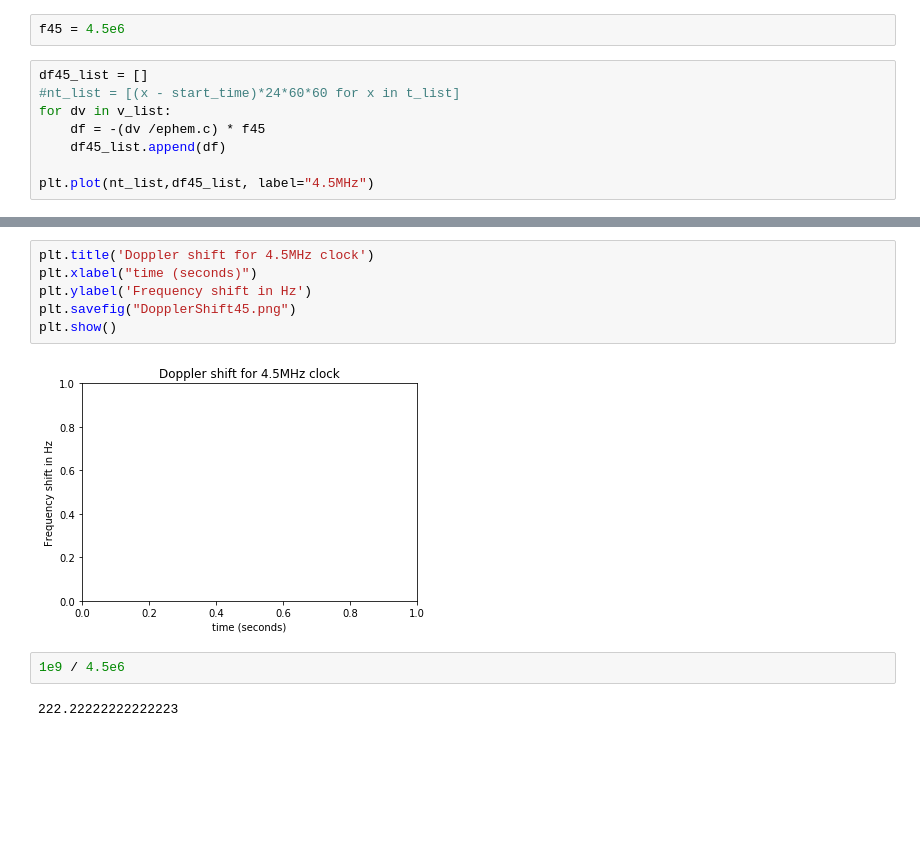
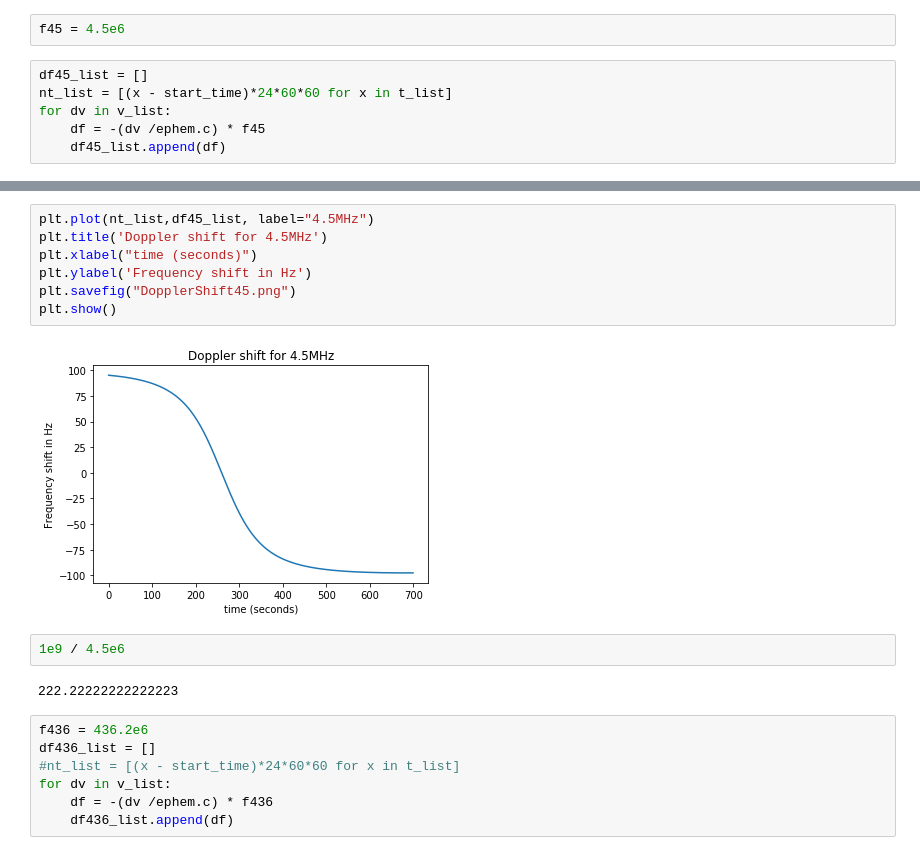
Before and after one commit to tanvirulz/clockSyncLEO, a Jupyter notebook: DopplerShiftLEO.ipynb, the cells around one changed output, grey strips where cells are left out. Cells and saved outputs as stored; diff of their text form; blank space fills up the shorter version.

Commit message:
time tag pursing ability

```diff
--- a/DopplerShiftLEO.ipynb
+++ b/DopplerShiftLEO.ipynb
@@ -174,9 +181,7 @@ plt.show()
 f45 = 4.5e6
 # %%
 df45_list = []
-#nt_list = [(x - start_time)*24*60*60 for x in t_list]
+nt_list = [(x - start_time)*24*60*60 for x in t_list]
 for dv in v_list:
     df = -(dv /ephem.c) * f45
     df45_list.append(df)
-
-plt.plot(nt_list,df45_list, label="4.5MHz")
@@ -186,12 +188,20 @@ plt.plot(nt_list,df45_list, label="4.5MHz")
 # %%
-plt.title('Doppler shift for 4.5MHz clock')
+plt.plot(nt_list,df45_list, label="4.5MHz")
+plt.title('Doppler shift for 4.5MHz')
 plt.xlabel("time (seconds)")
 plt.ylabel('Frequency shift in Hz')
 plt.savefig("DopplerShift45.png")
 plt.show()
 # %% [output]
-[figure, old version]
+[figure, new version]
 # %%
 1e9 / 4.5e6
 # %% [output]
 222.22222222222223
+# %%
+f436 = 436.2e6
+df436_list = []
+#nt_list = [(x - start_time)*24*60*60 for x in t_list]
+for dv in v_list:
+    df = -(dv /ephem.c) * f436
+    df436_list.append(df)
```
Also changed, not shown: parts of 13 cells of this notebook, 2 other files.
